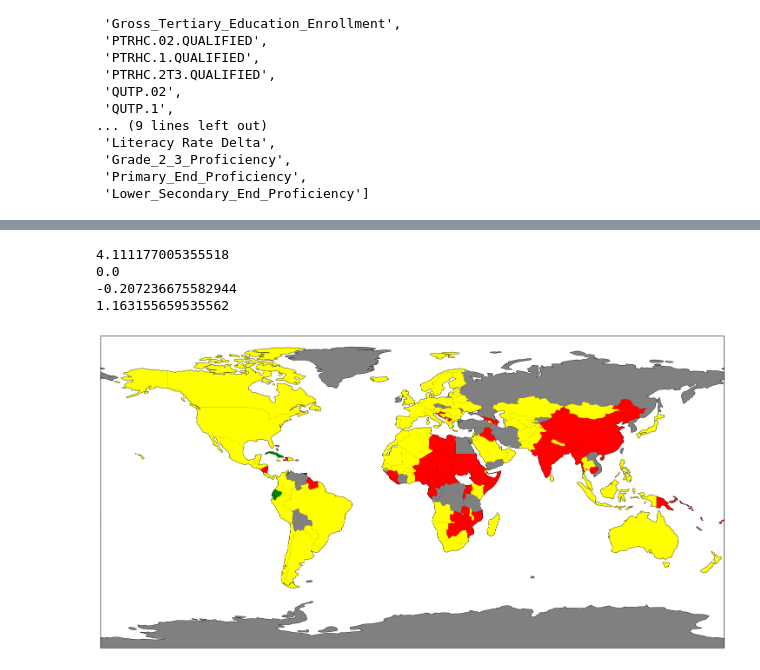
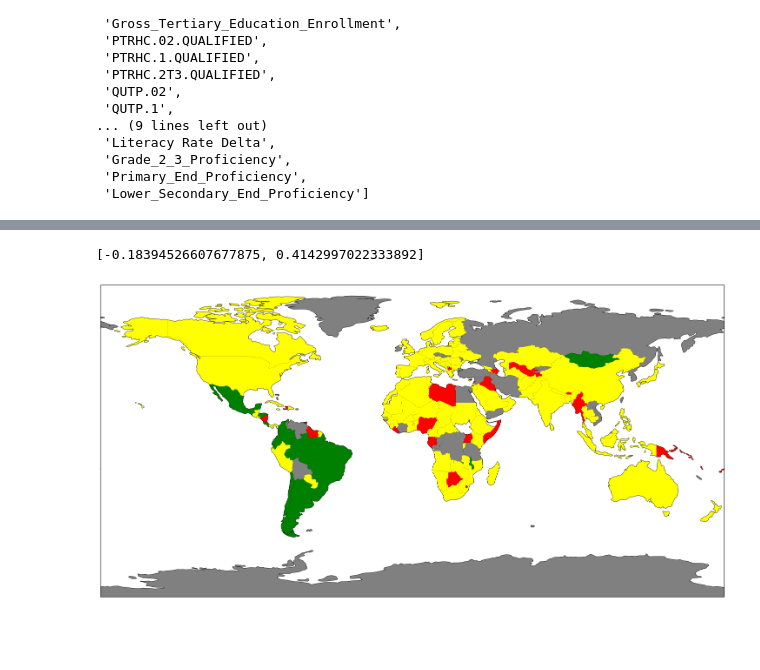
Before and after one commit to Jordan-Conway/DA-V-CA, a Jupyter notebook: index.ipynb, the cells around one changed output, grey strips where cells are left out. Drawn from its saved outputs; the diff is of its cells as text; code cells hidden in the pictures; blank space fills up the shorter version.

Commit message:
Fix graph generation

```diff
--- a/index.ipynb
+++ b/index.ipynb
@@ -629,9 +644,9 @@ for index, _ in data.iterrows():
     sub_indicators.at[index, "country"] = data.iloc[index]["country"]
     sub_indicators.at[index, "expenditure"] = sum_row(expenditure_indicators.iloc[index])
     sub_indicators.at[index, "enrollment and completion"] = sum_row(enrollment_indicators.iloc[index])
-    sub_indicators.at[index, "teacher expertise and retention"] = sum_row(teacher_indicators.iloc[index])
-    sub_indicators.at[index, "student proficiency"] = sum_row(student_indicators.iloc[index])
-    sub_indicators.at[index, "gender equality"] = sum_row(equality_indicators.iloc[index])
+    sub_indicators.at[index, "teacher expertise and retention"] = teacher_indicator_sum(teacher_indicators.iloc[index])
+    sub_indicators.at[index, "student proficiency"] = student_indicator_sum(student_indicators.iloc[index])
+    sub_indicators.at[index, "gender equality"] = equality_sum(equality_indicators.iloc[index])
 # %%
 for index, row in data.iterrows():
     sub_indicators.loc[index,"final score"] = sum_row(row[1:])
@@ -669,48 +684,46 @@ def create_map(title: str, data: pd.DataFrame, value_name: str):
 
     max = float(data.iloc[:, -1:].max())
     min = float(data.iloc[:, -1:].min())
     diff = 0 - min
     max += diff
     min += diff
 
-    s1 = (max / 3.0)
-    s2 = s1 * 2
-    s1 -= diff
-    s2 -= diff
+    num_cutoffs = 3.0
+    cutoffs = []
+    colors = ["red", "yellow", "green"]
 
-    print(max)
-    print(min)
-    print(s1)
-    print(s2)
+    s = max / num_cutoffs
+    for i in range(1, int(num_cutoffs)):
+        cutoffs.append((s * i) - diff)
+    print(cutoffs)
+
 
     for country in countries:
         try:
             name = pycountry.countries.get(alpha_3 = country.attributes['ADM0_A3']).name
         except AttributeError:
             continue
         index = data.index[data["country"] == name].to_list()
         if(len(index) > 0):
             value = float(data.at[index[0], value_name])
             color = "red"
             if math.isnan(value):
                 color = "grey"
             else:
-                if value > s1:
-                    color = "yellow"
-                if value > s2:
-                    color = "green"
+                for i in range(0, int(num_cutoffs) -1):
+                    if value > cutoffs[i]:
+                        color = colors[i +1]
+                    else:
+                        break
             ax.add_geometries(country.geometry, ccrs.PlateCarree(), facecolor=color)
         else:
             ax.add_geometries(country.geometry, ccrs.PlateCarree(), facecolor="grey")
 
     plt.savefig(title)
 
     plt.show()
 
-create_map("Overall Scores", sub_indicators[["country", "expenditure"]], "expenditure")
+create_map("Overall Scores", sub_indicators[["country", "final score"]], "final score")
 # %% [output]
-4.111177005355518
-0.0
--0.207236675582944
-1.163155659535562
+[-0.18394526607677875, 0.4142997022333892]
-[figure, old version]
+[figure, new version]
```
Also changed, not shown: parts of 4 cells of this notebook.
